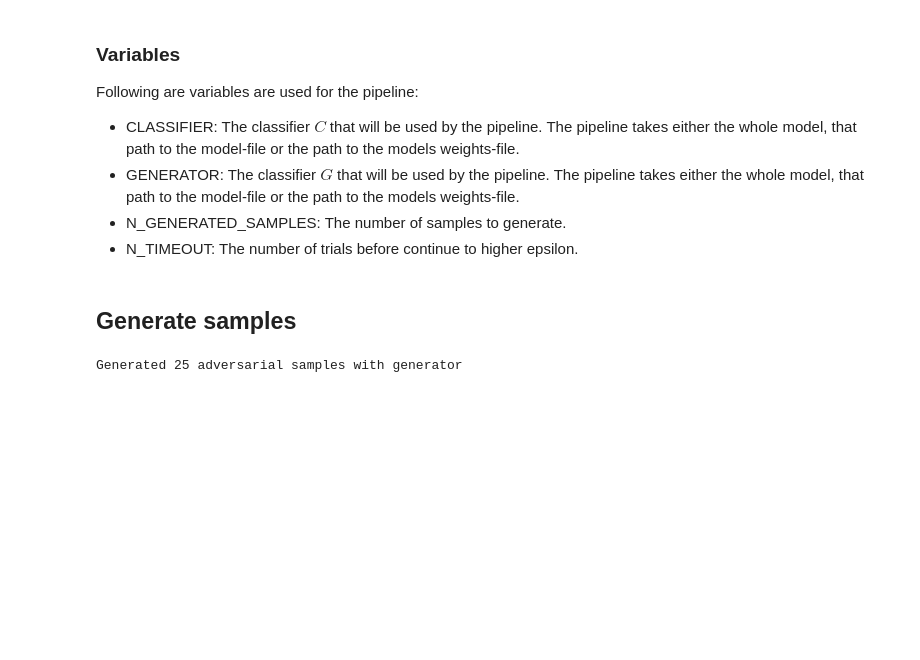
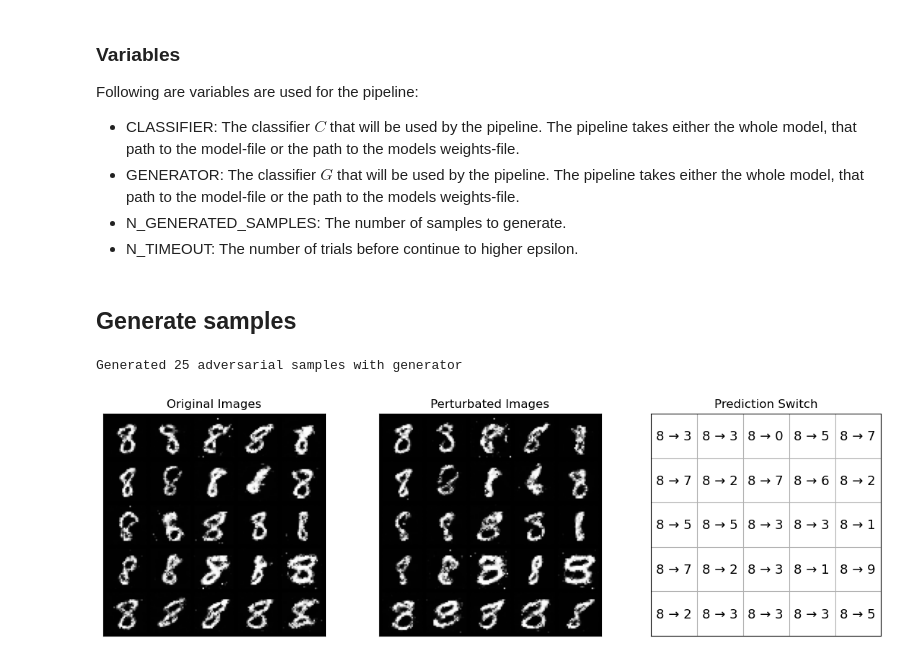
Before and after one commit to BaumSebastian/ALVA, a Jupyter notebook: examples/pipeline_example.ipynb, the cells around one changed output. Drawn from its saved outputs; the diff is of its cells as text; code cells hidden in the pictures; blank space fills up the shorter version.

Commit message:
Added epsilon as variable and displayed the result

```diff
--- a/examples/pipeline_example.ipynb
+++ b/examples/pipeline_example.ipynb
@@ -31,6 +31,7 @@ torch.manual_seed(0)
 
 # Get the device for cuda optimization
 DEVICE = torch.device('cuda' if torch.cuda.is_available() else 'cpu')
+DEVICE = torch.device('cpu')
 
 # Load the classifier
 classifier = LeNet5()
@@ -48,22 +49,26 @@ N_GENERATED_SAMPLES=25
 # Number of trials per epsilon before algorithm continues with higher perturbation or time out
 N_TIMEOUT = 1000
 
+# Weighting factor of perturbation (between 0 and 1)
+EPSILON = 0.45
+
 # Target of class that will be created. In MNIST examples now samples will be generated for a number 1
-TARGET_CLASS = 1
-TARGET = torch.LongTensor(TARGET_CLASS).to(DEVICE)
+TARGET_CLASS = 8
+TARGET = torch.LongTensor([TARGET_CLASS]).to(DEVICE)
 # %% [markdown]
 ## Generate samples
 # %%
 # generate samples will return the noise (z), label (y) with the perturbated version with per_z and per_y
 generator.set_label(TARGET)
-classifier, generator, (z, y, per_z, per_y) = generate_samples(classifier, generator, DEVICE, TARGET, N_GENERATED_SAMPLES, 0.45, N_TIMEOUT)
+classifier, generator, (z, y, per_z, per_y) = generate_samples(classifier, generator, DEVICE, TARGET, N_GENERATED_SAMPLES, EPSILON, N_TIMEOUT)
 
 # To get the image of the number generate the images with the generator,
 x, per_x = generator(z).detach(), generator(per_z).detach()
 
 # Display the result
 print(f"Generated {len(z)} adversarial samples with generator")
 if len(z) >= 25:
     plot_prediction_switch(per_x, x, y, per_y)
 # %% [output]
 Generated 25 adversarial samples with generator
+[figure, added]
```
